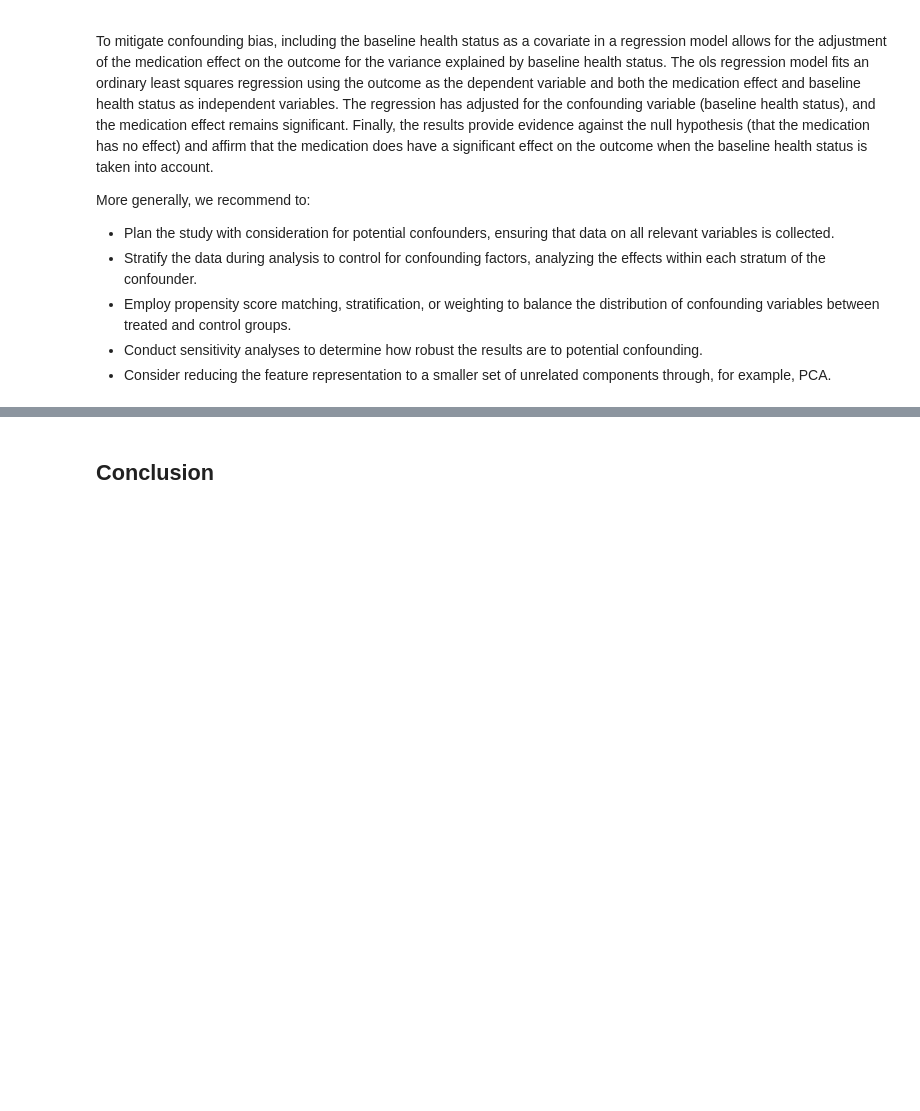
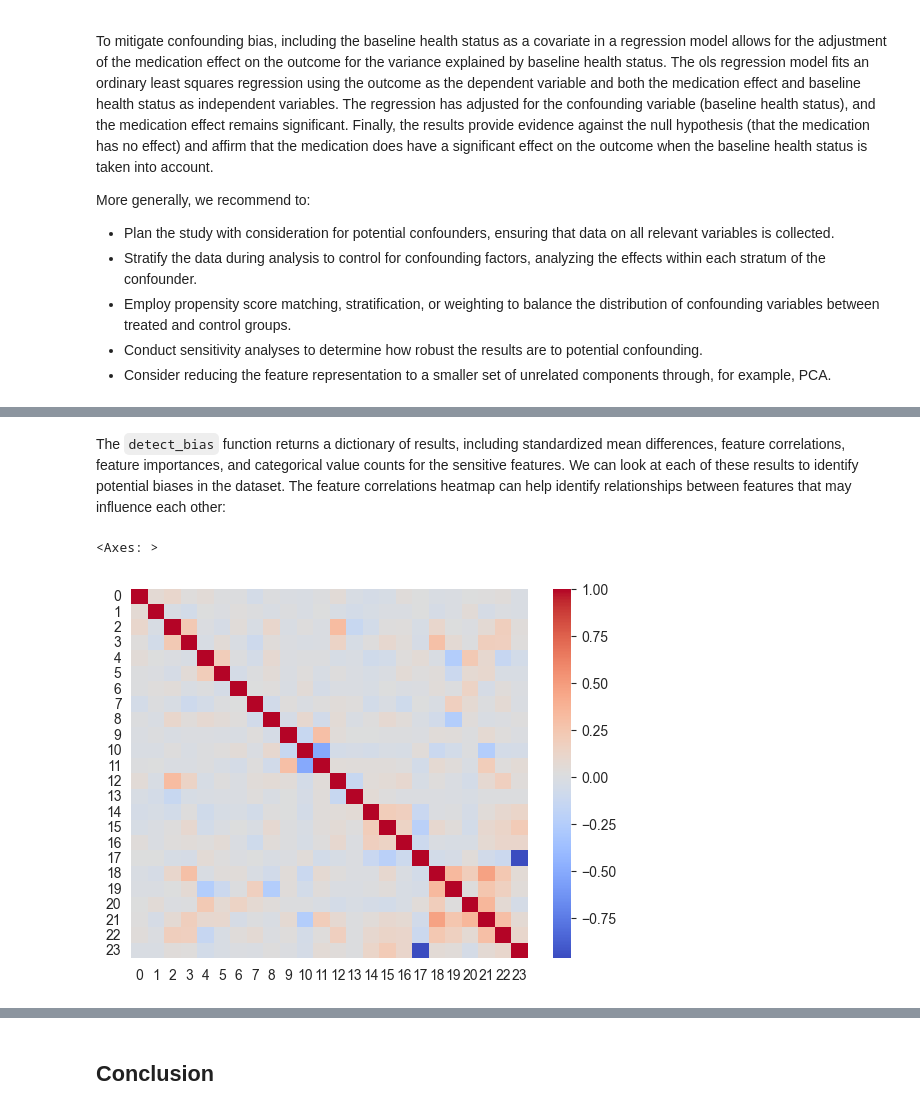
Before and after one commit to theislab/ehrapy-tutorials, a Jupyter notebook: bias.ipynb, the cells around one changed output, grey strips where cells are left out. Drawn from its saved outputs; the diff is of its cells as text; code cells hidden in the pictures; blank space fills up the shorter version.

Commit message:
detect_bias example

```diff
--- a/bias.ipynb
+++ b/bias.ipynb
@@ -1139,0 +1142,3 @@ Towards a comprehensive "first glance" when inspecting a new dataset, multiple k
+# %%
+adata = ep.dt.diabetes_130_fairlearn()
+ep.ad.infer_feature_types(adata)
@@ -1139,0 +1167,4 @@ Towards a comprehensive "first glance" when inspecting a new dataset, multiple k
+# %%
+cat_feats = ["time_in_hospital", "number_diagnoses", "num_procedures"]
+adata.var["feature_type"].loc[cat_feats] = "numeric"
+ep.ad.feature_type_overview(adata)
@@ -1139,0 +1191,3 @@ Towards a comprehensive "first glance" when inspecting a new dataset, multiple k
+# %%
+adata = ep.pp.encode(adata, autodetect=True, encodings="label")
+results_dict = ep.pp.detect_bias(adata, sensitive_features=["race", "gender", "age", "medicare", "medicaid"])
@@ -1139,0 +1198,9 @@ Towards a comprehensive "first glance" when inspecting a new dataset, multiple k
+# %% [markdown]
+The `detect_bias` function returns a dictionary of results, including standardized mean differences, feature correlations, feature importances, and categorical value counts for the sensitive features.
+We can look at each of these results to identify potential biases in the dataset.
+The feature correlations heatmap can help identify relationships between features that may influence each other:
+# %%
+sns.heatmap(adata.varp["feature_correlations"], cmap="coolwarm")
+# %% [output]
+<Axes: >
+[figure, added]
```
Also changed, not shown: parts of 11 cells of this notebook.
